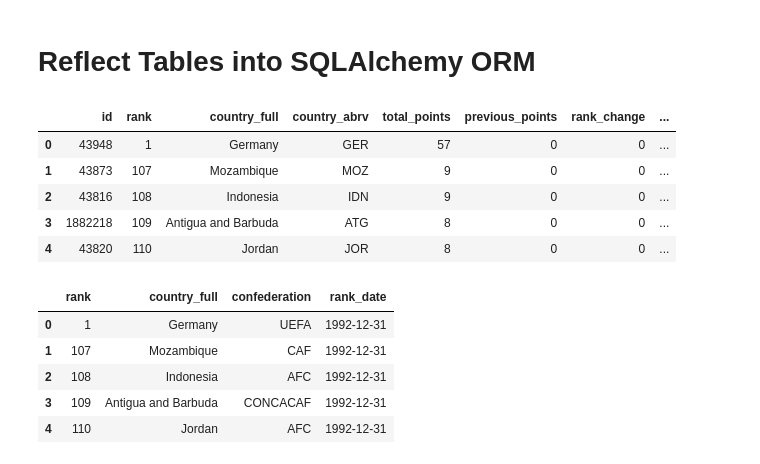
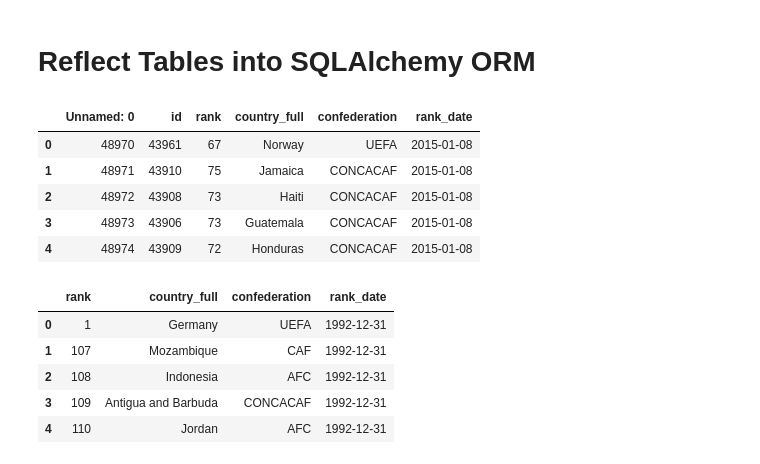
Before and after one commit to nakozo97/ETL_project_group_c, a Jupyter notebook: ETL_notebook.ipynb, the cells around one changed output. Cells and saved outputs as stored; diff of their text form; code cells hidden in the pictures.

```diff
--- a/ETL_notebook.ipynb
+++ b/ETL_notebook.ipynb
@@ -13,17 +13,17 @@ from sqlalchemy.ext.automap import automap_base
 from sqlalchemy.orm import Session, Query, create_session
 from sqlalchemy import create_engine, func, inspect
 # %%
-fifa_csv_path = "FIFA/data/fifa_ranking_2020_11_26.csv"
+fifa_csv_path = "FIFA/data/fifa_data_clean.csv"
 
 fifa_df = pd.read_csv(fifa_csv_path)
 fifa_df.head()
 # %% [output]
-|  | id | rank | country_full | country_abrv | total_points | previous_points | rank_change | ... |
-| 0 | 43948 | 1 | Germany | GER | 57 | 0 | 0 | ... |
-| 1 | 43873 | 107 | Mozambique | MOZ | 9 | 0 | 0 | ... |
-| 2 | 43816 | 108 | Indonesia | IDN | 9 | 0 | 0 | ... |
-| 3 | 1882218 | 109 | Antigua and Barbuda | ATG | 8 | 0 | 0 | ... |
-| 4 | 43820 | 110 | Jordan | JOR | 8 | 0 | 0 | ... |
+|  | Unnamed: 0 | id | rank | country_full | confederation | rank_date |
+| 0 | 48970 | 43961 | 67 | Norway | UEFA | 2015-01-08 |
+| 1 | 48971 | 43910 | 75 | Jamaica | CONCACAF | 2015-01-08 |
+| 2 | 48972 | 43908 | 73 | Haiti | CONCACAF | 2015-01-08 |
+| 3 | 48973 | 43906 | 73 | Guatemala | CONCACAF | 2015-01-08 |
+| 4 | 48974 | 43909 | 72 | Honduras | CONCACAF | 2015-01-08 |
 # %%
 new_fifa_data_df = fifa_df[['rank', 'country_full', 'confederation', 'rank_date']].copy()
 new_fifa_data_df.head()
```
Also changed, not shown: 1 other file.
